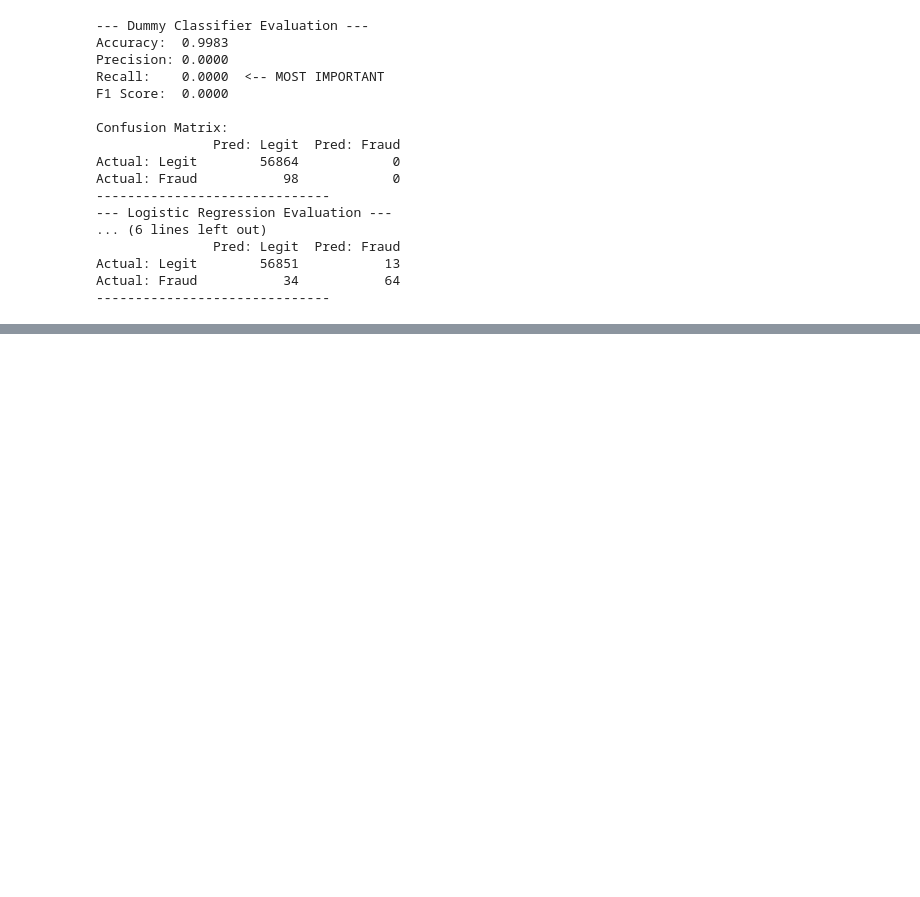
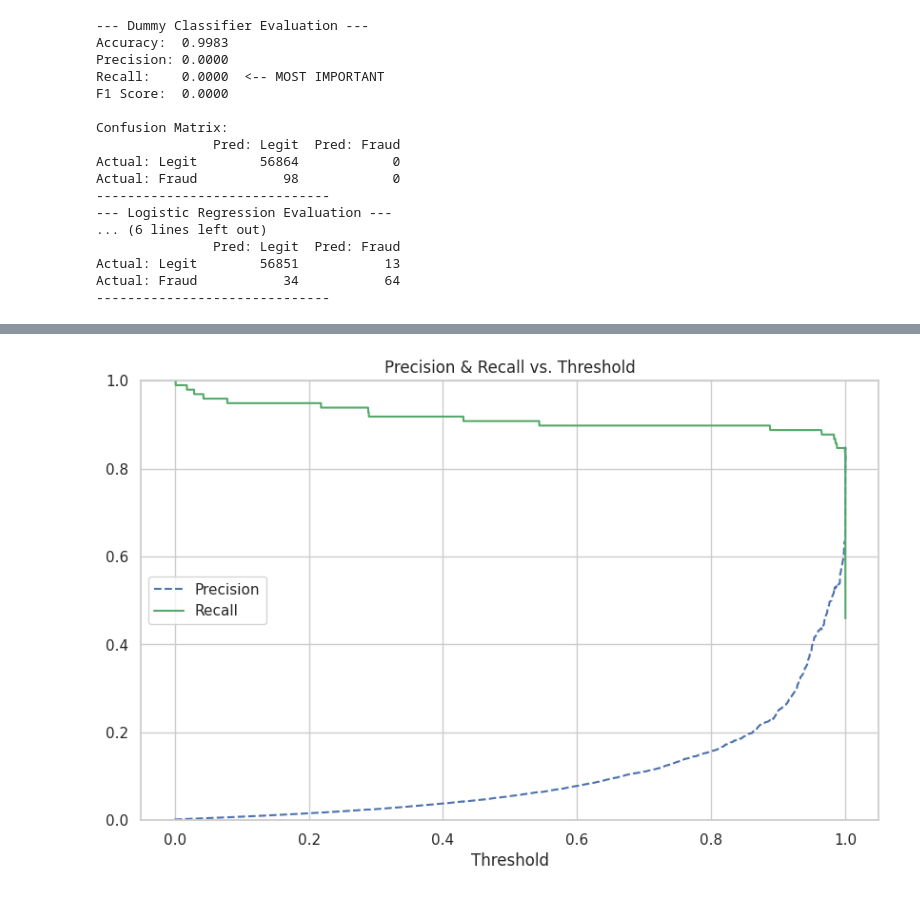
Before and after one commit to Shamsun-Nahar-Nitu/fintech-aml-pipeline, a Jupyter notebook: cic-credit-fraud-pipeline-v1.ipynb, the cells around one changed output, grey strips where cells are left out. Cells and saved outputs as stored; diff of their text form; code cells hidden in the pictures; blank space fills up the shorter version.

Commit message:
Kaggle Notebook | CIC_Credit_Fraud_Pipeline_v1 | Version 4

```diff
--- a/cic-credit-fraud-pipeline-v1.ipynb
+++ b/cic-credit-fraud-pipeline-v1.ipynb
@@ -242,0 +249,14 @@ Actual: Fraud           34           64
+# %%
+# 1. Initialize Weighted Model
+# 'balanced' automatically adjusts weights inversely proportional to class frequencies
+log_reg_balanced = LogisticRegression(solver='liblinear', class_weight='balanced', random_state=42)
+
+# 2. Train
+log_reg_balanced.fit(X_train, y_train)
+
+# 3. Predict
+y_pred_balanced = log_reg_balanced.predict(X_test)
+
+# 4. Evaluate
+print_scores(y_test, y_pred_log, "Original Logistic Regression")
+print_scores(y_test, y_pred_balanced, "Weighted Logistic Regression")
@@ -242,0 +286,22 @@ Actual: Fraud           34           64
+# %%
+from sklearn.metrics import precision_recall_curve
+
+# 1. Get probabilities instead of Class labels (0 or 1)
+# predict_proba returns [Prob_Legit, Prob_Fraud]. We want column 1.
+y_scores = log_reg_balanced.predict_proba(X_test)[:, 1]
+
+# 2. Calculate curves
+precisions, recalls, thresholds = precision_recall_curve(y_test, y_scores)
+
+# 3. Plot
+plt.figure(figsize=(10, 6))
+plt.plot(thresholds, precisions[:-1], "b--", label="Precision")
+plt.plot(thresholds, recalls[:-1], "g-", label="Recall")
+plt.xlabel("Threshold")
+plt.legend(loc="center left")
+plt.title("Precision & Recall vs. Threshold")
+plt.ylim([0, 1])
+plt.grid(True)
+plt.show()
+# %% [output]
+[figure, added]
```
Also changed, not shown: parts of 9 cells of this notebook.
